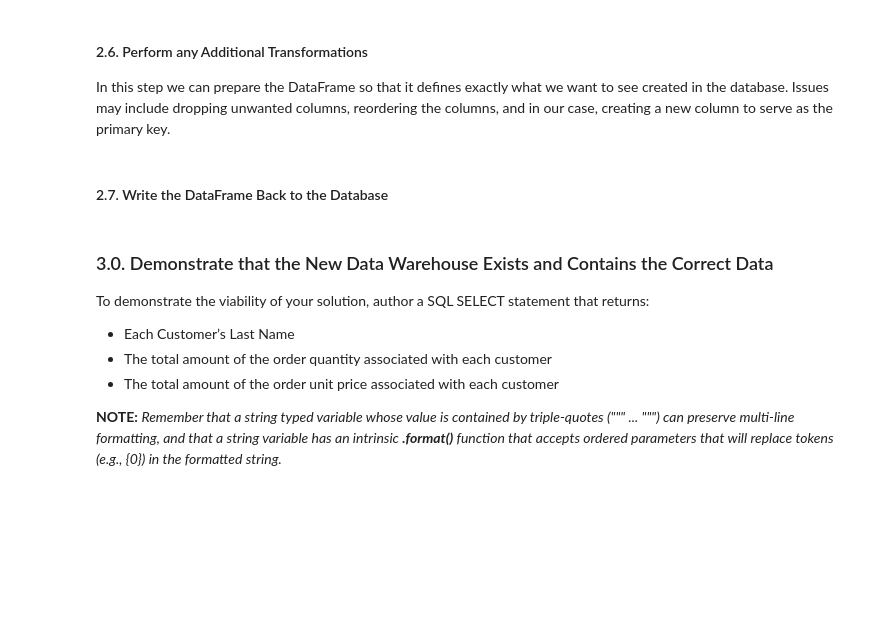
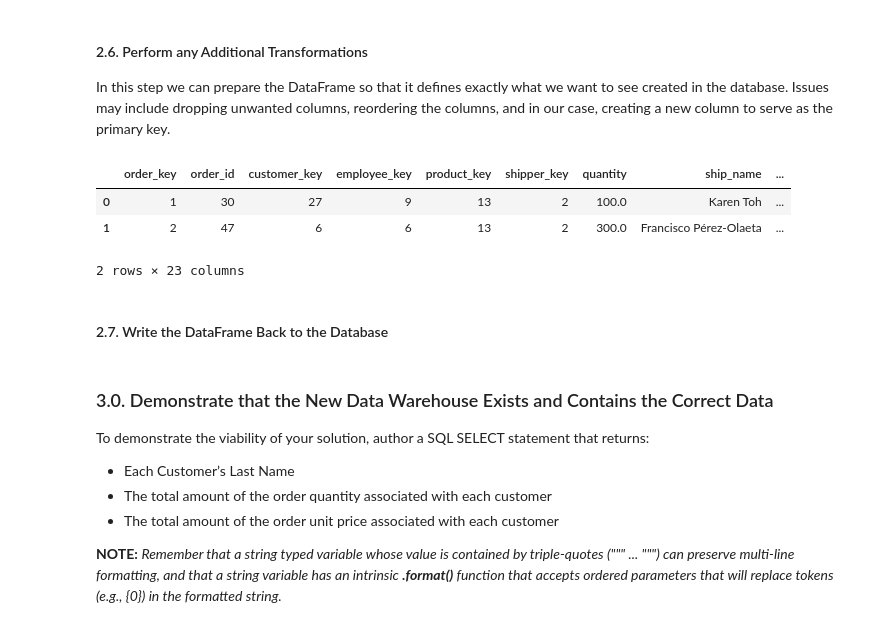
Before and after one commit to 22ai/DS-2002, a Jupyter notebook: 02-Python/Lab-03-Python-Extract-Transform-Load.ipynb, the cells around one changed output. Drawn from its saved outputs; the diff is of its cells as text; code cells hidden in the pictures; blank space fills up the shorter version.

```diff
--- a/02-Python/Lab-03-Python-Extract-Transform-Load.ipynb
+++ b/02-Python/Lab-03-Python-Extract-Transform-Load.ipynb
@@ -416,18 +435,23 @@ In this step we can prepare the DataFrame so that it defines exactly what we wan
 # %%
 # Drop the columns of no particular interest
 # Reorder the remaining columns
 # Insert a new column, with an ever-incrementing numeric value, to serve as the primary key.
 # Display the first 2 rows of the dataframe to validate your work
 drop_cols = ['notes','tax_rate','tax_status_id','date_allocated','purchase_order_id']
 df_fact_orders.drop(drop_cols, axis=1, inplace=True)
 df_fact_orders.head(2)
 
-ordered_cols = ['order_id','customer_key','employee_key','product_key','shipper_key','ship_name','ship_address','ship_city',
-                'ship_state_province','ship_zip_postal_code','ship_country_region','shipping_fee','taxes','discount','payment_type',
+ordered_cols = ['order_id','customer_key','employee_key','product_key','shipper_key', 'quantity', 'ship_name','ship_address','ship_city',
+                'ship_state_province','ship_zip_postal_code','ship_country_region','unit_price','shipping_fee','taxes','discount','payment_type',
                 'inventory_id','status_name','order_date_key','paid_date_key','shipped_date_key']
 df_fact_orders = df_fact_orders[ordered_cols]
 df_fact_orders.insert(0, 'order_key',range(1,df_fact_orders.shape[0]+1))
 df_fact_orders.head(2)
+# %% [output]
+|  | order_key | order_id | customer_key | employee_key | product_key | shipper_key | quantity | ship_name | ... |
+| 0 | 1 | 30 | 27 | 9 | 13 | 2 | 100.0 | Karen Toh | ... |
+| 1 | 2 | 47 | 6 | 6 | 13 | 2 | 300.0 | Francisco Pérez-Olaeta | ... |
+2 rows × 23 columns
 # %% [markdown]
 #### 2.7. Write the DataFrame Back to the Database
 # %%
```
Also changed, not shown: parts of 9 cells of this notebook.
